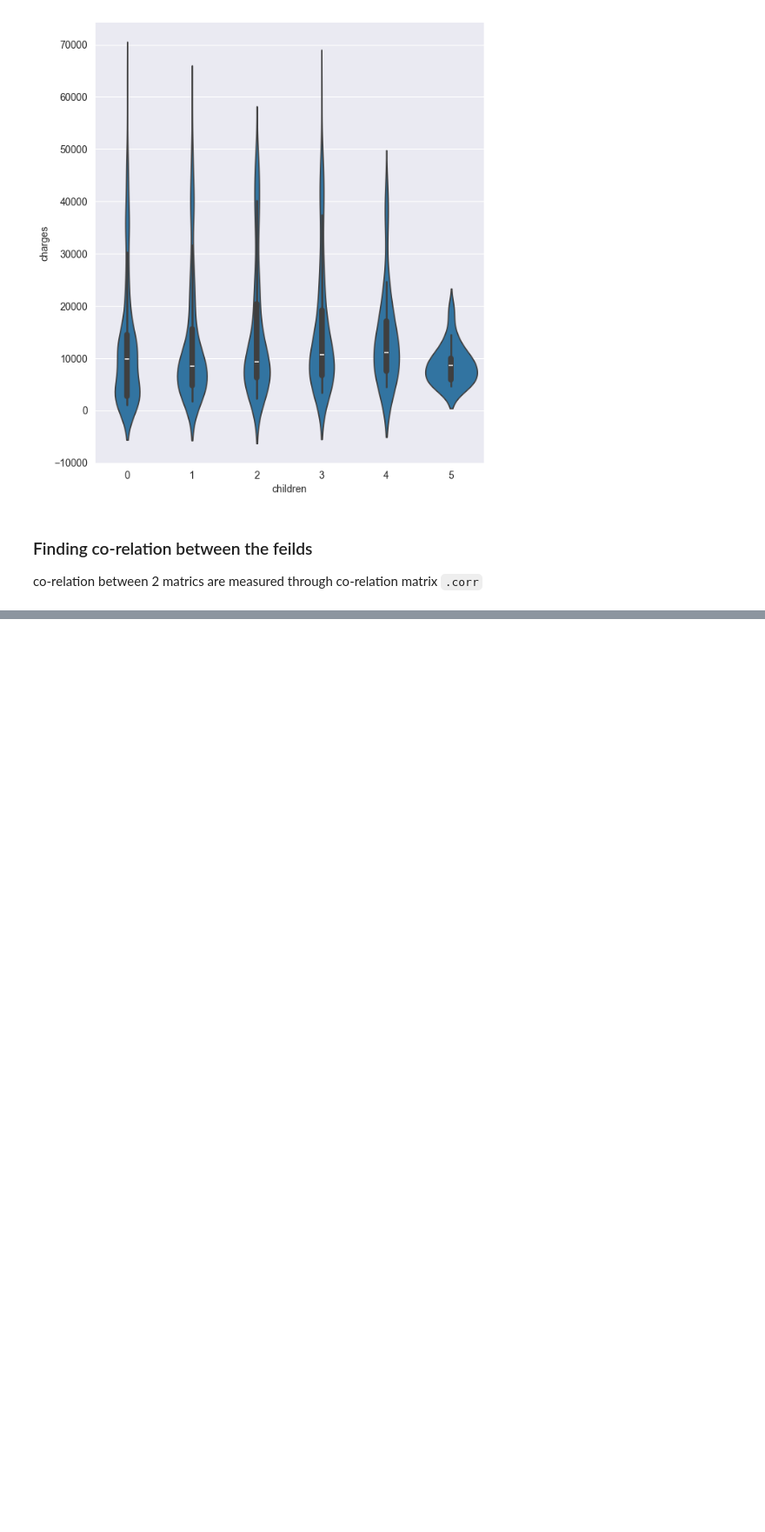
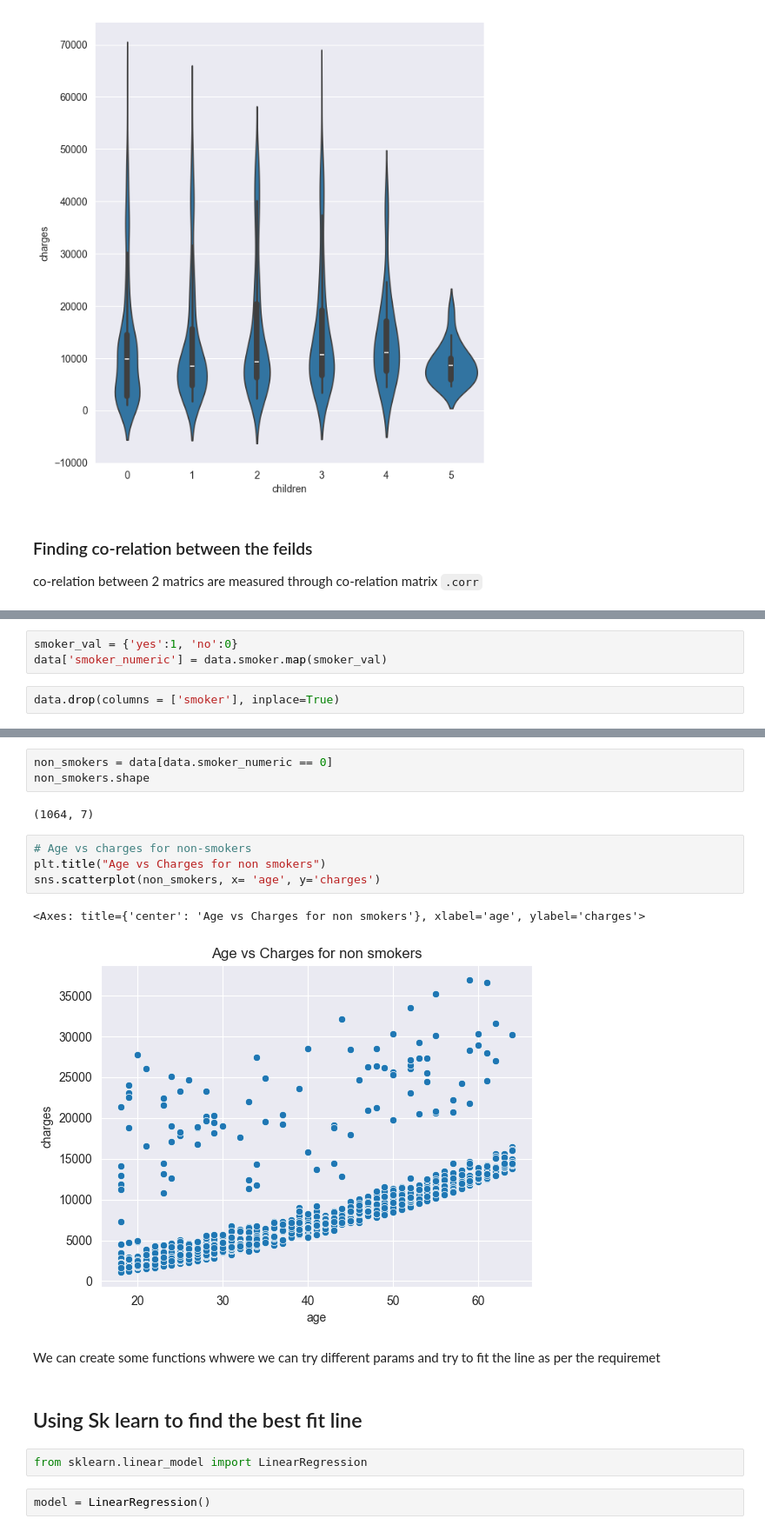
Before and after one commit to mr-ayush-agrawal/MachineLearningBasics, a Jupyter notebook: freeCodeCamp/LinReg/eda.ipynb, the cells around one changed output, grey strips where cells are left out. Shown at 87% size. Cells and saved outputs as stored; diff of their text form; blank space fills up the shorter version.

Commit message:
Single var regression

```diff
--- a/freeCodeCamp/LinReg/eda.ipynb
+++ b/freeCodeCamp/LinReg/eda.ipynb
@@ -202,0 +208,5 @@ co-relation between 2 matrics are measured through co-relation matrix `.corr`
+# %%
+smoker_val = {'yes':1, 'no':0}
+data['smoker_numeric'] = data.smoker.map(smoker_val)
+# %%
+data.drop(columns = ['smoker'], inplace=True)
@@ -202,0 +228,20 @@ co-relation between 2 matrics are measured through co-relation matrix `.corr`
+# %%
+non_smokers = data[data.smoker_numeric == 0]
+non_smokers.shape
+# %% [output]
+(1064, 7)
+# %%
+# Age vs charges for non-smokers
+plt.title("Age vs Charges for non smokers")
+sns.scatterplot(non_smokers, x= 'age', y='charges')
+# %% [output]
+<Axes: title={'center': 'Age vs Charges for non smokers'}, xlabel='age', ylabel='charges'>
+[figure, added]
+# %% [markdown]
+We can create some functions whwere we can try different params and try to fit the line as per the requiremet
+# %% [markdown]
+## Using Sk learn to find the best fit line
+# %%
+from sklearn.linear_model import LinearRegression
+# %%
+model = LinearRegression()
```
Also changed, not shown: parts of 12 cells of this notebook.
